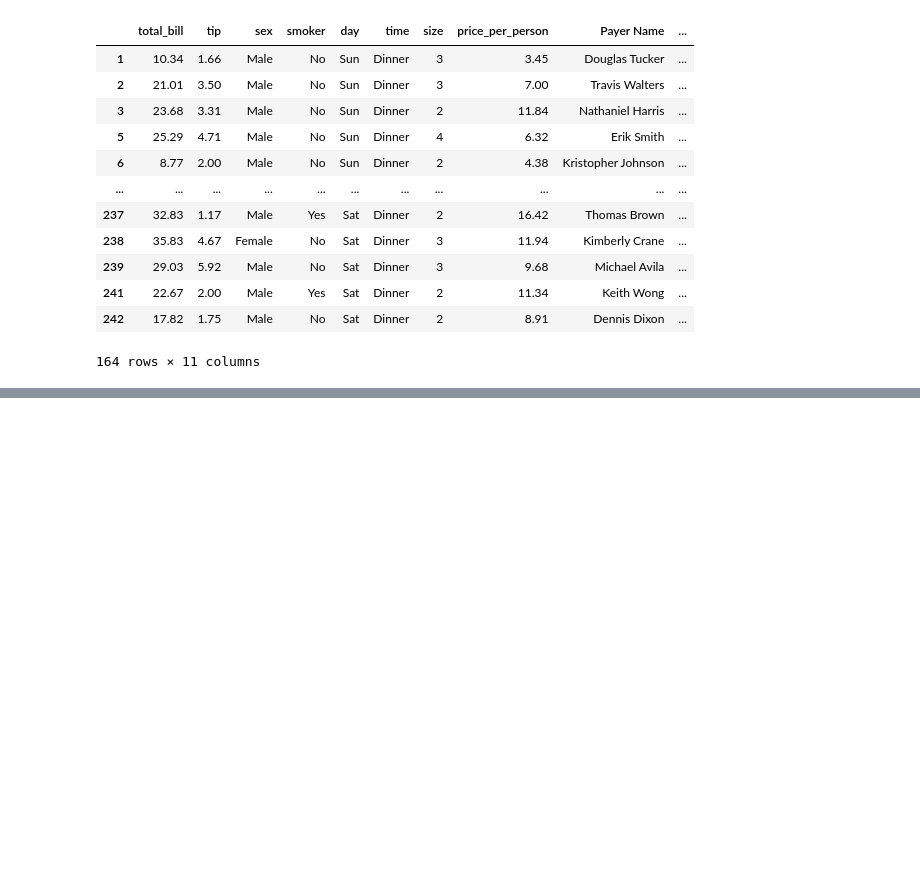
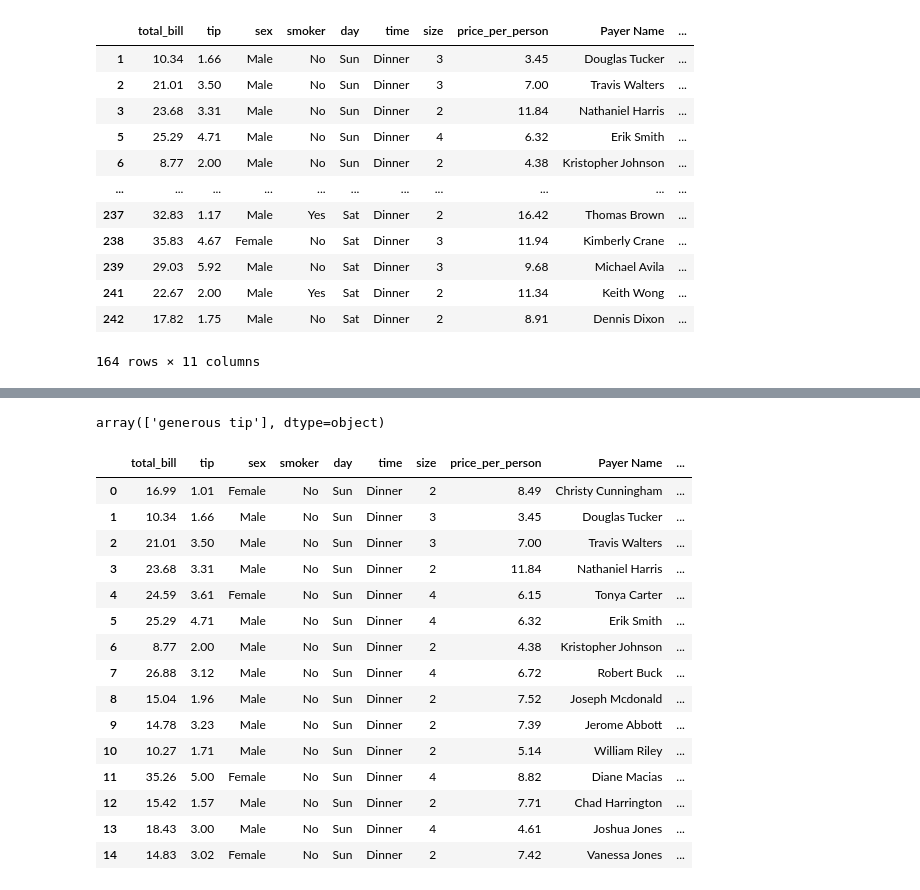
Before and after one commit to Chandrakanth0698/Learn_MachineLearning, a Jupyter notebook: learn_pandas.ipynb, the cells around one changed output, grey strips where cells are left out. Saved outputs shown, nothing was run; the diff lists cells and outputs as text; code cells hidden in the pictures; blank space fills up the shorter version.

```diff
--- a/learn_pandas.ipynb
+++ b/learn_pandas.ipynb
@@ -643,0 +765,6 @@ df[(df['total_bill']>30) | (df['sex']=='Male')]
+# %%
+def tip_quality(bill,tip):
+    if tip/bill > 0.25:
+        return "generous tip"
+    else:
+        return "okok tip"
@@ -643,0 +775,2 @@ df[(df['total_bill']>30) | (df['sex']=='Male')]
+# %%
+df['Quality']=df[['total_bill','tip']].apply(lambda df:tip_quality(df['total_bill'],df['tip']),axis=1)
@@ -643,0 +786,2 @@ df[(df['total_bill']>30) | (df['sex']=='Male')]
+# %%
+df['Quality']=np.vectorize(tip_quality)(df['total_bill'],df['tip'])
@@ -643,0 +797,25 @@ df[(df['total_bill']>30) | (df['sex']=='Male')]
+# %%
+df['Quality'].unique()
+# %% [output]
+array(['generous tip'], dtype=object)
+# %%
+df['tip_percentage']=df['tip']/df['total_bill']*100
+# %%
+df.head(15)
+# %% [output]
+|  | total_bill | tip | sex | smoker | day | time | size | price_per_person | Payer Name | ... |
+| 0 | 16.99 | 1.01 | Female | No | Sun | Dinner | 2 | 8.49 | Christy Cunningham | ... |
+| 1 | 10.34 | 1.66 | Male | No | Sun | Dinner | 3 | 3.45 | Douglas Tucker | ... |
+| 2 | 21.01 | 3.50 | Male | No | Sun | Dinner | 3 | 7.00 | Travis Walters | ... |
+| 3 | 23.68 | 3.31 | Male | No | Sun | Dinner | 2 | 11.84 | Nathaniel Harris | ... |
+| 4 | 24.59 | 3.61 | Female | No | Sun | Dinner | 4 | 6.15 | Tonya Carter | ... |
+| 5 | 25.29 | 4.71 | Male | No | Sun | Dinner | 4 | 6.32 | Erik Smith | ... |
+| 6 | 8.77 | 2.00 | Male | No | Sun | Dinner | 2 | 4.38 | Kristopher Johnson | ... |
+| 7 | 26.88 | 3.12 | Male | No | Sun | Dinner | 4 | 6.72 | Robert Buck | ... |
+| 8 | 15.04 | 1.96 | Male | No | Sun | Dinner | 2 | 7.52 | Joseph Mcdonald | ... |
+| 9 | 14.78 | 3.23 | Male | No | Sun | Dinner | 2 | 7.39 | Jerome Abbott | ... |
+| 10 | 10.27 | 1.71 | Male | No | Sun | Dinner | 2 | 5.14 | William Riley | ... |
+| 11 | 35.26 | 5.00 | Female | No | Sun | Dinner | 4 | 8.82 | Diane Macias | ... |
+| 12 | 15.42 | 1.57 | Male | No | Sun | Dinner | 2 | 7.71 | Chad Harrington | ... |
+| 13 | 18.43 | 3.00 | Male | No | Sun | Dinner | 4 | 4.61 | Joshua Jones | ... |
+| 14 | 14.83 | 3.02 | Female | No | Sun | Dinner | 2 | 7.42 | Vanessa Jones | ... |
```
Also changed, not shown: parts of 33 cells of this notebook.
